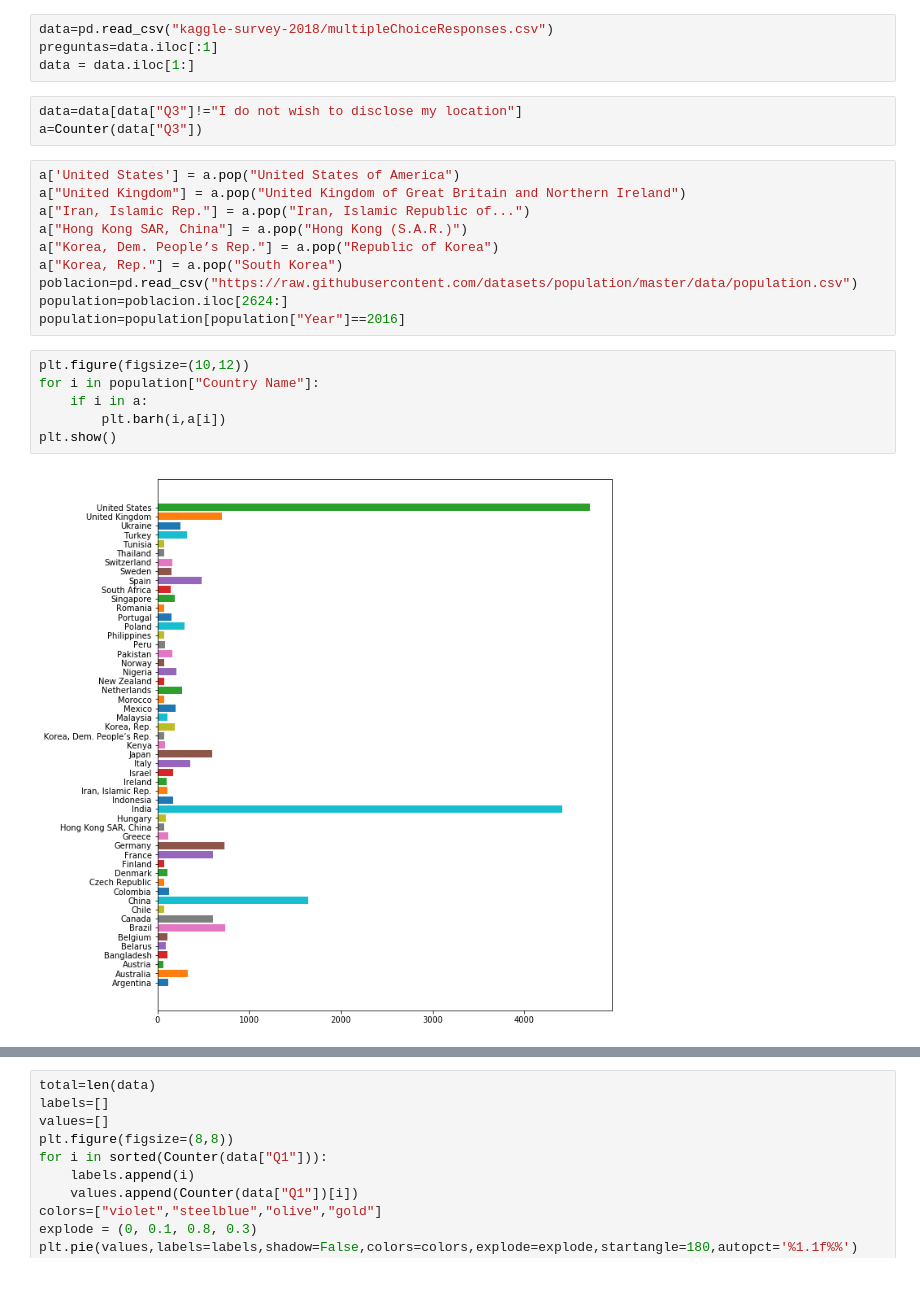
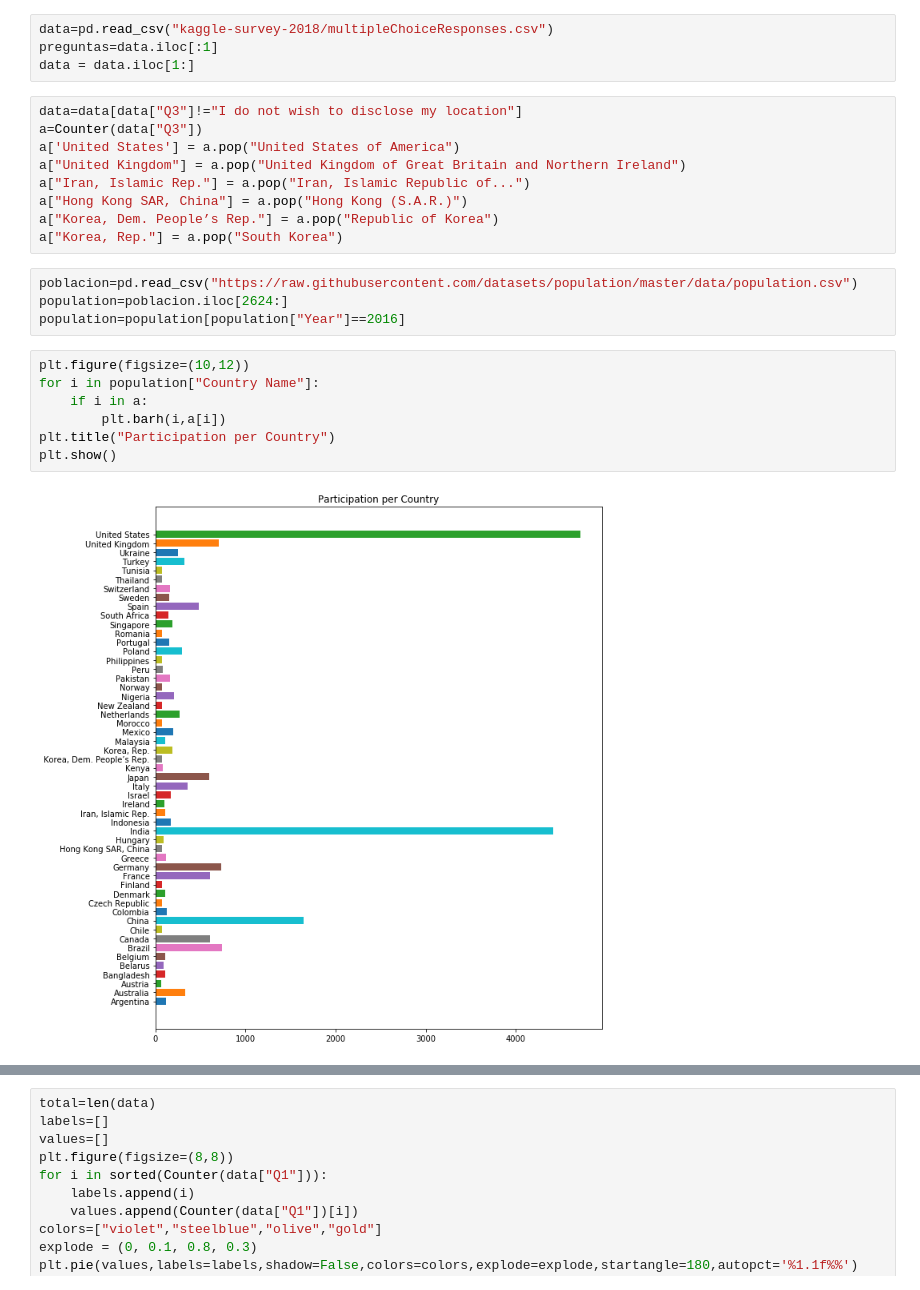
Before and after one commit to JoseMontanaC/JoseAlejandroMontana_Final, a Jupyter notebook: JoseAlejandroMontana_Final.ipynb, the cells around one changed output, grey strips where cells are left out. Cells and saved outputs as stored; diff of their text form.

```diff
--- a/JoseAlejandroMontana_Final.ipynb
+++ b/JoseAlejandroMontana_Final.ipynb
@@ -7,24 +7,25 @@ from collections import Counter
 data=pd.read_csv("kaggle-survey-2018/multipleChoiceResponses.csv")
 preguntas=data.iloc[:1]
 data = data.iloc[1:]
-# %%
-data=data[data["Q3"]!="I do not wish to disclose my location"]
-a=Counter(data["Q3"])
 # %%
+data=data[data["Q3"]!="I do not wish to disclose my location"]
+a=Counter(data["Q3"])
 a['United States'] = a.pop("United States of America")
 a["United Kingdom"] = a.pop("United Kingdom of Great Britain and Northern Ireland")
 a["Iran, Islamic Rep."] = a.pop("Iran, Islamic Republic of...")
 a["Hong Kong SAR, China"] = a.pop("Hong Kong (S.A.R.)")
 a["Korea, Dem. People’s Rep."] = a.pop("Republic of Korea")
 a["Korea, Rep."] = a.pop("South Korea")
-poblacion=pd.read_csv("https://raw.githubusercontent.com/datasets/population/master/data/population.csv")
-population=poblacion.iloc[2624:]
-population=population[population["Year"]==2016]
+# %%
+poblacion=pd.read_csv("https://raw.githubusercontent.com/datasets/population/master/data/population.csv")
+population=poblacion.iloc[2624:]
+population=population[population["Year"]==2016]
 # %%
 plt.figure(figsize=(10,12))
 for i in population["Country Name"]:
     if i in a:
         plt.barh(i,a[i])
+plt.title("Participation per Country")
 plt.show()
 # %% [output]
-[figure, old version]
+[figure, new version]
```
Also changed, not shown: parts of 5 cells of this notebook.
